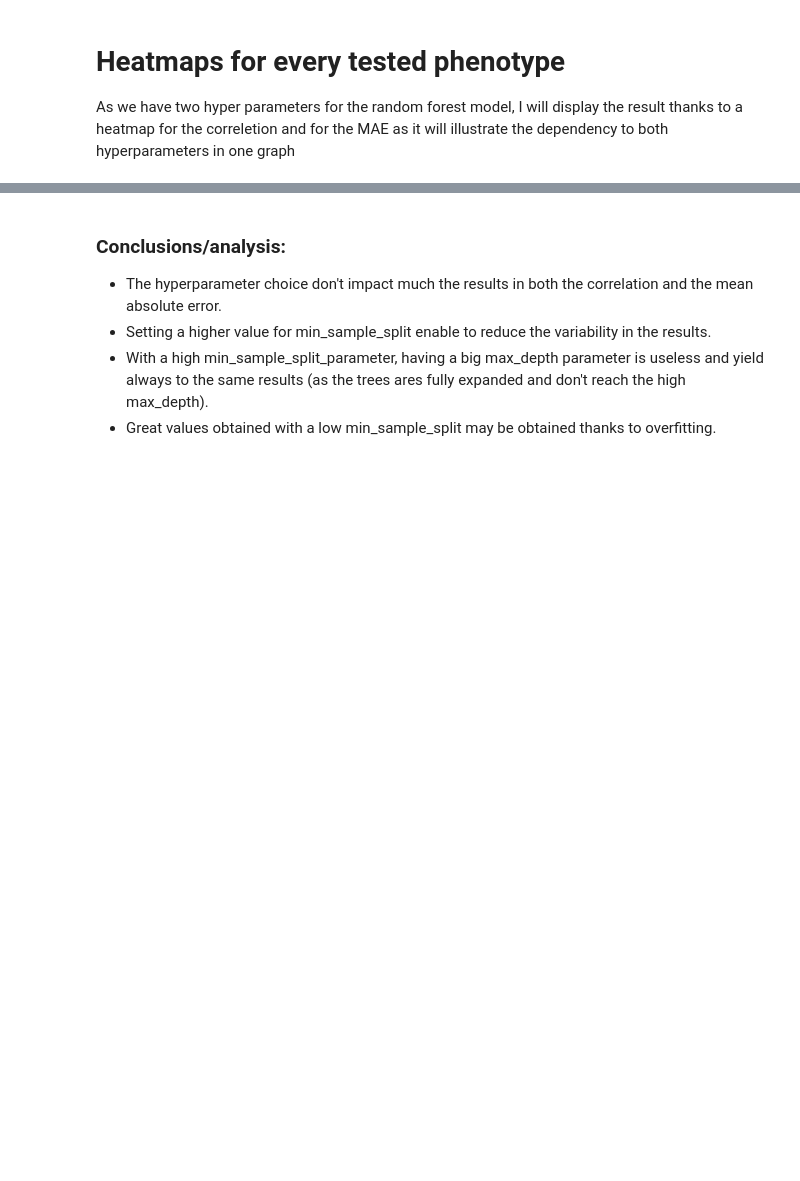
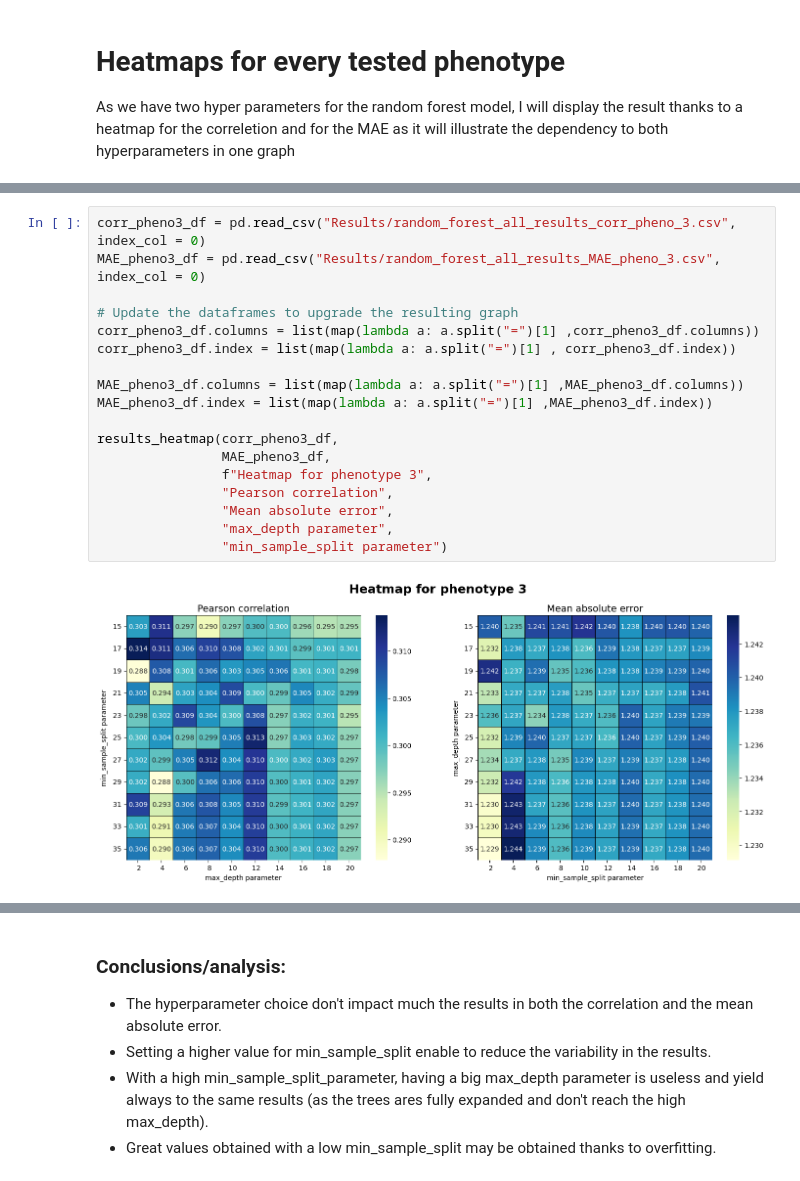
Before and after one commit to Florent-Hervers/master-thesis-code, a Jupyter notebook: results_analysis_random_forest.ipynb, the cells around one changed output, grey strips where cells are left out. Drawn from its saved outputs; the diff is of its cells as text; blank space fills up the shorter version.

```diff
--- a/results_analysis_random_forest.ipynb
+++ b/results_analysis_random_forest.ipynb
@@ -63,0 +51,20 @@ results_heatmap(corr_pheno4_df, MAE_pheno4_df, 4)
+# %%
+corr_pheno3_df = pd.read_csv("Results/random_forest_all_results_corr_pheno_3.csv", index_col = 0)
+MAE_pheno3_df = pd.read_csv("Results/random_forest_all_results_MAE_pheno_3.csv", index_col = 0)
+
+# Update the dataframes to upgrade the resulting graph
+corr_pheno3_df.columns = list(map(lambda a: a.split("=")[1] ,corr_pheno3_df.columns))
+corr_pheno3_df.index = list(map(lambda a: a.split("=")[1] , corr_pheno3_df.index))
+
+MAE_pheno3_df.columns = list(map(lambda a: a.split("=")[1] ,MAE_pheno3_df.columns))
+MAE_pheno3_df.index = list(map(lambda a: a.split("=")[1] ,MAE_pheno3_df.index))
+
+results_heatmap(corr_pheno3_df,
+                MAE_pheno3_df,
+                f"Heatmap for phenotype 3",
+                "Pearson correlation",
+                "Mean absolute error",
+                "max_depth parameter",
+                "min_sample_split parameter")
+# %% [output]
+[figure, added]
```
Also changed, not shown: parts of 8 cells of this notebook, 11 other files.
